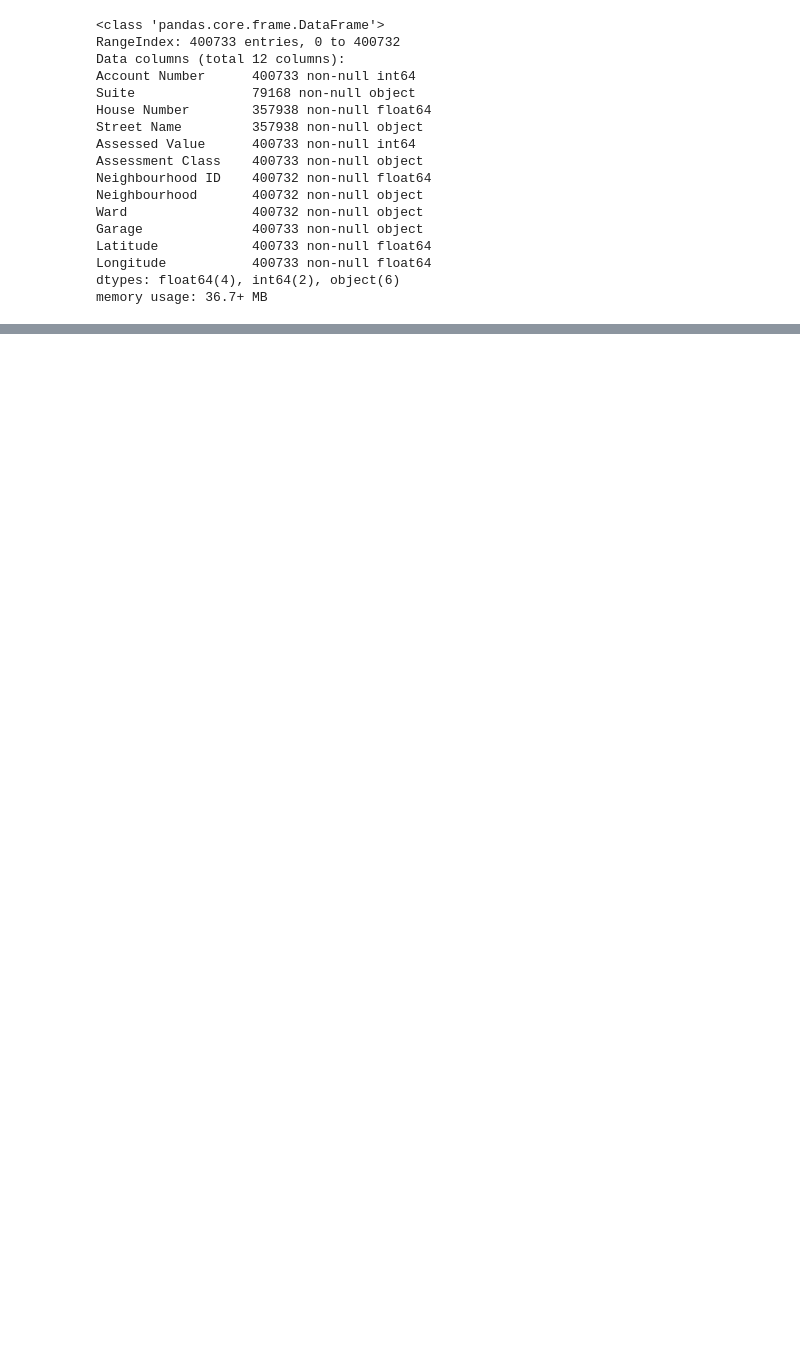
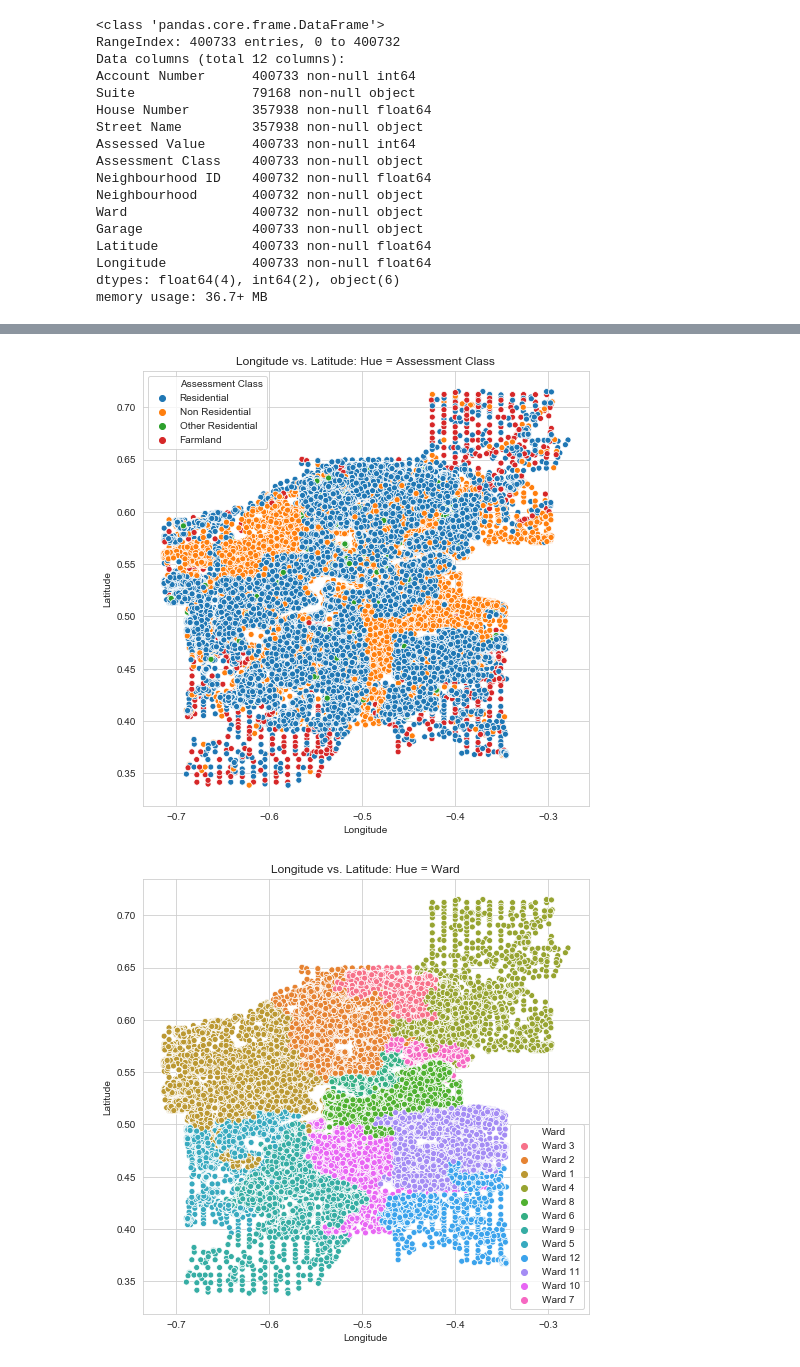
Before and after one commit to psaunderualberta/DataScienceProjects, a Jupyter notebook: Edmonton Housing Data.ipynb, the cells around one changed output, grey strips where cells are left out. Drawn from its saved outputs; the diff is of its cells as text; code cells hidden in the pictures; blank space fills up the shorter version.

```diff
--- a/Edmonton Housing Data.ipynb
+++ b/Edmonton Housing Data.ipynb
@@ -65,0 +142,10 @@ houseX.nunique()
+# %%
+for hue in ['Assessment Class', 'Ward', 'Garage']:
+    plt.figure(figsize=(8, 8))
+    sns.scatterplot(x='Longitude', y='Latitude', hue=hue, data=houseX)
+    plt.title('Longitude vs. Latitude: Hue = ' + hue)
+    plt.xlabel('Longitude')
+    plt.ylabel('Latitude')
+# %% [output]
+[figure, added]
+[figure, added]
```
Also changed, not shown: parts of 13 cells of this notebook, 1 other file.
